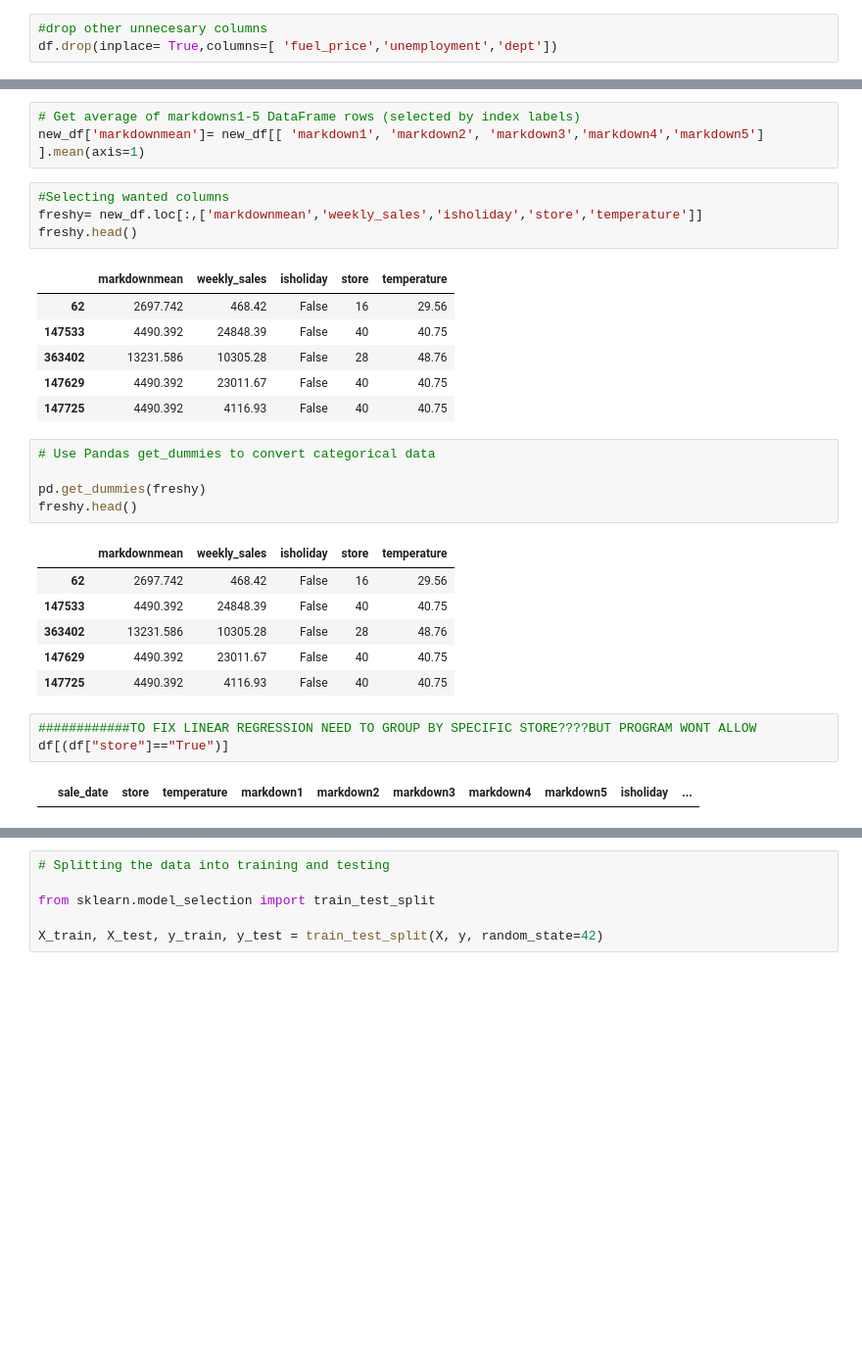
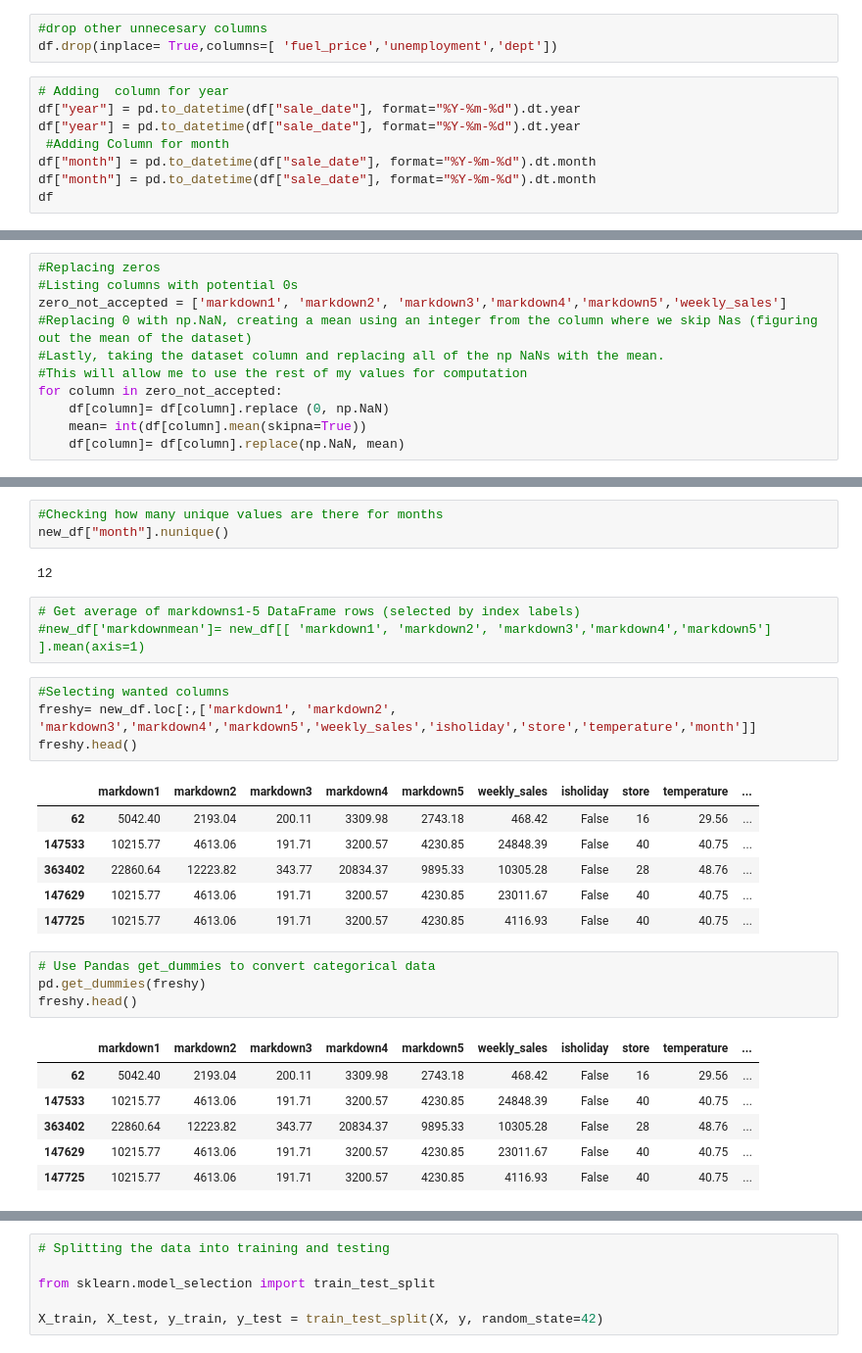
Before and after one commit to Infinity183/Sales_Retail_FP, a Jupyter notebook: Preprocessing_Linearregression_AP.ipynb, the cells around one changed output, grey strips where cells are left out. Shown: that part at 98% size. Cells and saved outputs as stored; diff of their text form; blank space fills up the shorter version.

```diff
--- a/Preprocessing_Linearregression_AP.ipynb
+++ b/Preprocessing_Linearregression_AP.ipynb
@@ -43,3 +65,11 @@ df.shape
 # %%
 #drop other unnecesary columns
 df.drop(inplace= True,columns=[ 'fuel_price','unemployment','dept'])
+# %%
+# Adding  column for year
+df["year"] = pd.to_datetime(df["sale_date"], format="%Y-%m-%d").dt.year
+df["year"] = pd.to_datetime(df["sale_date"], format="%Y-%m-%d").dt.year
+ #Adding Column for month
+df["month"] = pd.to_datetime(df["sale_date"], format="%Y-%m-%d").dt.month
+df["month"] = pd.to_datetime(df["sale_date"], format="%Y-%m-%d").dt.month
+df
@@ -48,0 +108,11 @@ df.sort_values(by='sale_date', inplace= True)
+# %%
+#Replacing zeros
+#Listing columns with potential 0s
+zero_not_accepted = ['markdown1', 'markdown2', 'markdown3','markdown4','markdown5','weekly_sales']
+#Replacing 0 with np.NaN, creating a mean using an integer from the column where we skip Nas (figuring out the mean of the dataset)
+#Lastly, taking the dataset column and replacing all of the np NaNs with the mean.
+#This will allow me to use the rest of my values for computation
+for column in zero_not_accepted:
+    df[column]= df[column].replace (0, np.NaN)
+    mean= int(df[column].mean(skipna=True))
+    df[column]= df[column].replace(np.NaN, mean)
@@ -67,31 +199,30 @@ new_df
+# %%
+#Checking how many unique values are there for months
+new_df["month"].nunique()
+# %% [output]
+12
 # %%
 # Get average of markdowns1-5 DataFrame rows (selected by index labels)
-new_df['markdownmean']= new_df[[ 'markdown1', 'markdown2', 'markdown3','markdown4','markdown5'] ].mean(axis=1)
+#new_df['markdownmean']= new_df[[ 'markdown1', 'markdown2', 'markdown3','markdown4','markdown5'] ].mean(axis=1)
 # %%
 #Selecting wanted columns
-freshy= new_df.loc[:,['markdownmean','weekly_sales','isholiday','store','temperature']]
+freshy= new_df.loc[:,['markdown1', 'markdown2', 'markdown3','markdown4','markdown5','weekly_sales','isholiday','store','temperature','month']]
 freshy.head()
 # %% [output]
-|  | markdownmean | weekly_sales | isholiday | store | temperature |
-| 62 | 2697.742 | 468.42 | False | 16 | 29.56 |
-| 147533 | 4490.392 | 24848.39 | False | 40 | 40.75 |
-| 363402 | 13231.586 | 10305.28 | False | 28 | 48.76 |
-| 147629 | 4490.392 | 23011.67 | False | 40 | 40.75 |
-| 147725 | 4490.392 | 4116.93 | False | 40 | 40.75 |
+|  | markdown1 | markdown2 | markdown3 | markdown4 | markdown5 | weekly_sales | isholiday | store | temperature | ... |
+| 62 | 5042.40 | 2193.04 | 200.11 | 3309.98 | 2743.18 | 468.42 | False | 16 | 29.56 | ... |
+| 147533 | 10215.77 | 4613.06 | 191.71 | 3200.57 | 4230.85 | 24848.39 | False | 40 | 40.75 | ... |
+| 363402 | 22860.64 | 12223.82 | 343.77 | 20834.37 | 9895.33 | 10305.28 | False | 28 | 48.76 | ... |
+| 147629 | 10215.77 | 4613.06 | 191.71 | 3200.57 | 4230.85 | 23011.67 | False | 40 | 40.75 | ... |
+| 147725 | 10215.77 | 4613.06 | 191.71 | 3200.57 | 4230.85 | 4116.93 | False | 40 | 40.75 | ... |
 # %%
 # Use Pandas get_dummies to convert categorical data
-
 pd.get_dummies(freshy)
 freshy.head()
 # %% [output]
-|  | markdownmean | weekly_sales | isholiday | store | temperature |
-| 62 | 2697.742 | 468.42 | False | 16 | 29.56 |
-| 147533 | 4490.392 | 24848.39 | False | 40 | 40.75 |
-| 363402 | 13231.586 | 10305.28 | False | 28 | 48.76 |
-| 147629 | 4490.392 | 23011.67 | False | 40 | 40.75 |
-| 147725 | 4490.392 | 4116.93 | False | 40 | 40.75 |
+|  | markdown1 | markdown2 | markdown3 | markdown4 | markdown5 | weekly_sales | isholiday | store | temperature | ... |
+| 62 | 5042.40 | 2193.04 | 200.11 | 3309.98 | 2743.18 | 468.42 | False | 16 | 29.56 | ... |
+| 147533 | 10215.77 | 4613.06 | 191.71 | 3200.57 | 4230.85 | 24848.39 | False | 40 | 40.75 | ... |
+| 363402 | 22860.64 | 12223.82 | 343.77 | 20834.37 | 9895.33 | 10305.28 | False | 28 | 48.76 | ... |
+| 147629 | 10215.77 | 4613.06 | 191.71 | 3200.57 | 4230.85 | 23011.67 | False | 40 | 40.75 | ... |
+| 147725 | 10215.77 | 4613.06 | 191.71 | 3200.57 | 4230.85 | 4116.93 | False | 40 | 40.75 | ... |
-# %%
-############TO FIX LINEAR REGRESSION NEED TO GROUP BY SPECIFIC STORE????BUT PROGRAM WONT ALLOW
-df[(df["store"]=="True")]
-# %% [output]
-|  | sale_date | store | temperature | markdown1 | markdown2 | markdown3 | markdown4 | markdown5 | isholiday | ... |
```
Also changed, not shown: parts of 23 cells of this notebook, 1 other file.
